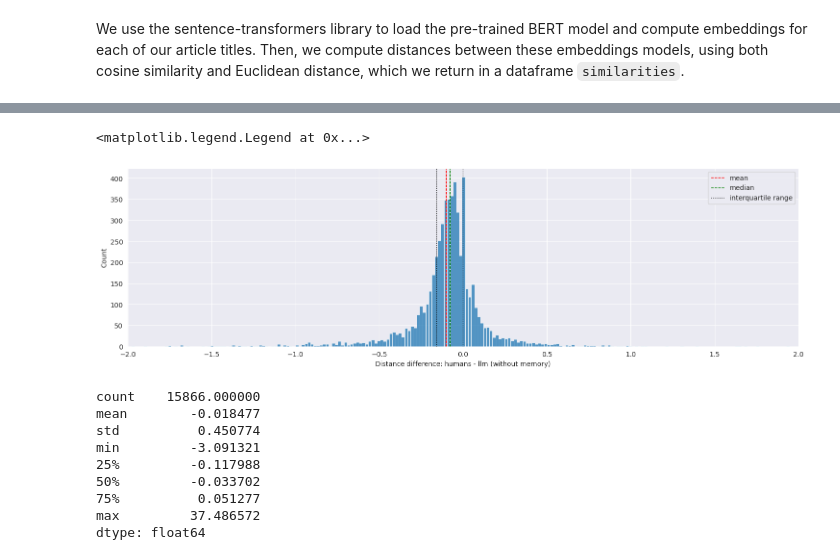
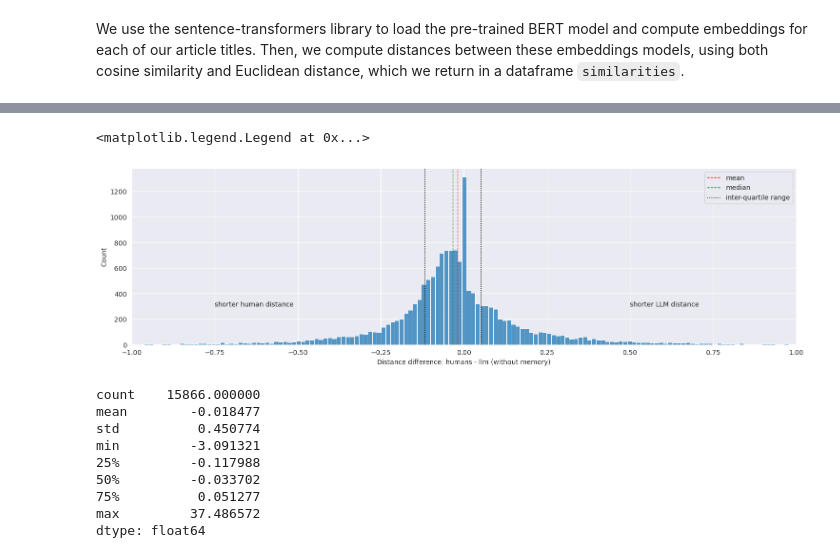
Before and after one commit to epfl-ada/ada-2024-project-adaspeedia, a Jupyter notebook: results.ipynb, the cells around one changed output, grey strips where cells are left out. Saved outputs shown, nothing was run; the diff lists cells and outputs as text; code cells hidden in the pictures.

```diff
--- a/results.ipynb
+++ b/results.ipynb
@@ -211,19 +211,21 @@ plt.yscale('log')
 distance_differences_humans_llm_no_memory = pd.Series(distances_humans - distances_llm_no_memory, index=intersection_index)
 # %%
 plt.figure().set_figwidth(18)
-plt.xlim(-2,2)
+plt.xlim(-1,1)
 sns.histplot(distance_differences_humans_llm_no_memory)
 plt.xlabel('Distance difference: humans - llm (without memory)')
+plt.text(x=-0.75, y=300, s='shorter human distance')
+plt.text(x=0.5, y=300, s='shorter LLM distance')
 # make the mean, median visible
 plt.axvline(distance_differences_humans_llm_no_memory.mean(), color='red', linestyle='dashed', linewidth=1)
 plt.axvline(distance_differences_humans_llm_no_memory.median(), color='green', linestyle='dashed', linewidth=1)
 # show the 25th and 75th percentile
 plt.axvline(distance_differences_humans_llm_no_memory.quantile(0.25), color='black', linestyle='dotted', linewidth=1)
 plt.axvline(distance_differences_humans_llm_no_memory.quantile(0.75), color='black', linestyle='dotted', linewidth=1)
 plt.legend(['mean', 'median', 'inter-quartile range'])
 # %% [output]
 <matplotlib.legend.Legend at 0x...>
-[figure, old version]
+[figure, new version]
 # %%
 distance_differences_humans_llm_no_memory.describe()
 # %% [output]
```
Also changed, not shown: parts of 9 cells of this notebook.
